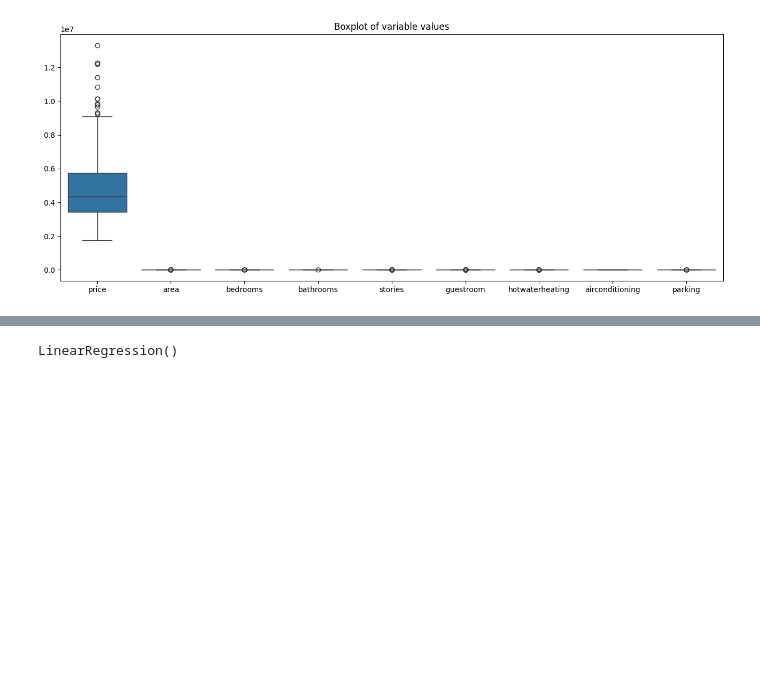
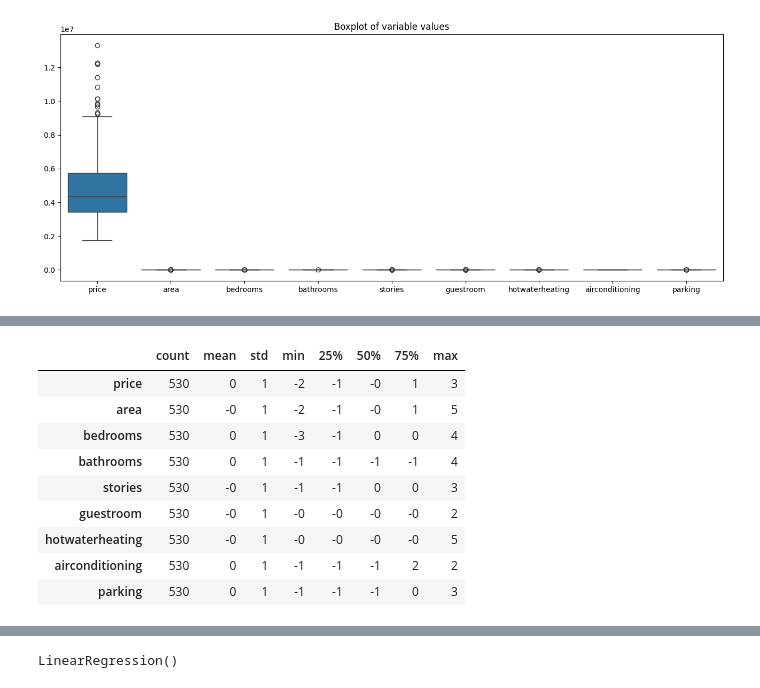
Before and after one commit to TomasCastilloF/House_Price_Prediction_Based_on_Features, a Jupyter notebook: Proyect.ipynb, the cells around one changed output, grey strips where cells are left out. Drawn from its saved outputs; the diff is of its cells as text; code cells hidden in the pictures; blank space fills up the shorter version.

```diff
--- a/Proyect.ipynb
+++ b/Proyect.ipynb
@@ -168,0 +179,13 @@ plt.show()
+# %%
+data_estandarizada.describe().T
+# %% [output]
+|  | count | mean | std | min | 25% | 50% | 75% | max |
+| price | 530 | 0 | 1 | -2 | -1 | -0 | 1 | 3 |
+| area | 530 | -0 | 1 | -2 | -1 | -0 | 1 | 5 |
+| bedrooms | 530 | 0 | 1 | -3 | -1 | 0 | 0 | 4 |
+| bathrooms | 530 | 0 | 1 | -1 | -1 | -1 | -1 | 4 |
+| stories | 530 | -0 | 1 | -1 | -1 | 0 | 0 | 3 |
+| guestroom | 530 | -0 | 1 | -0 | -0 | -0 | -0 | 2 |
+| hotwaterheating | 530 | -0 | 1 | -0 | -0 | -0 | -0 | 5 |
+| airconditioning | 530 | 0 | 1 | -1 | -1 | -1 | 2 | 2 |
+| parking | 530 | 0 | 1 | -1 | -1 | -1 | 0 | 3 |
```
Also changed, not shown: parts of 38 cells of this notebook.
